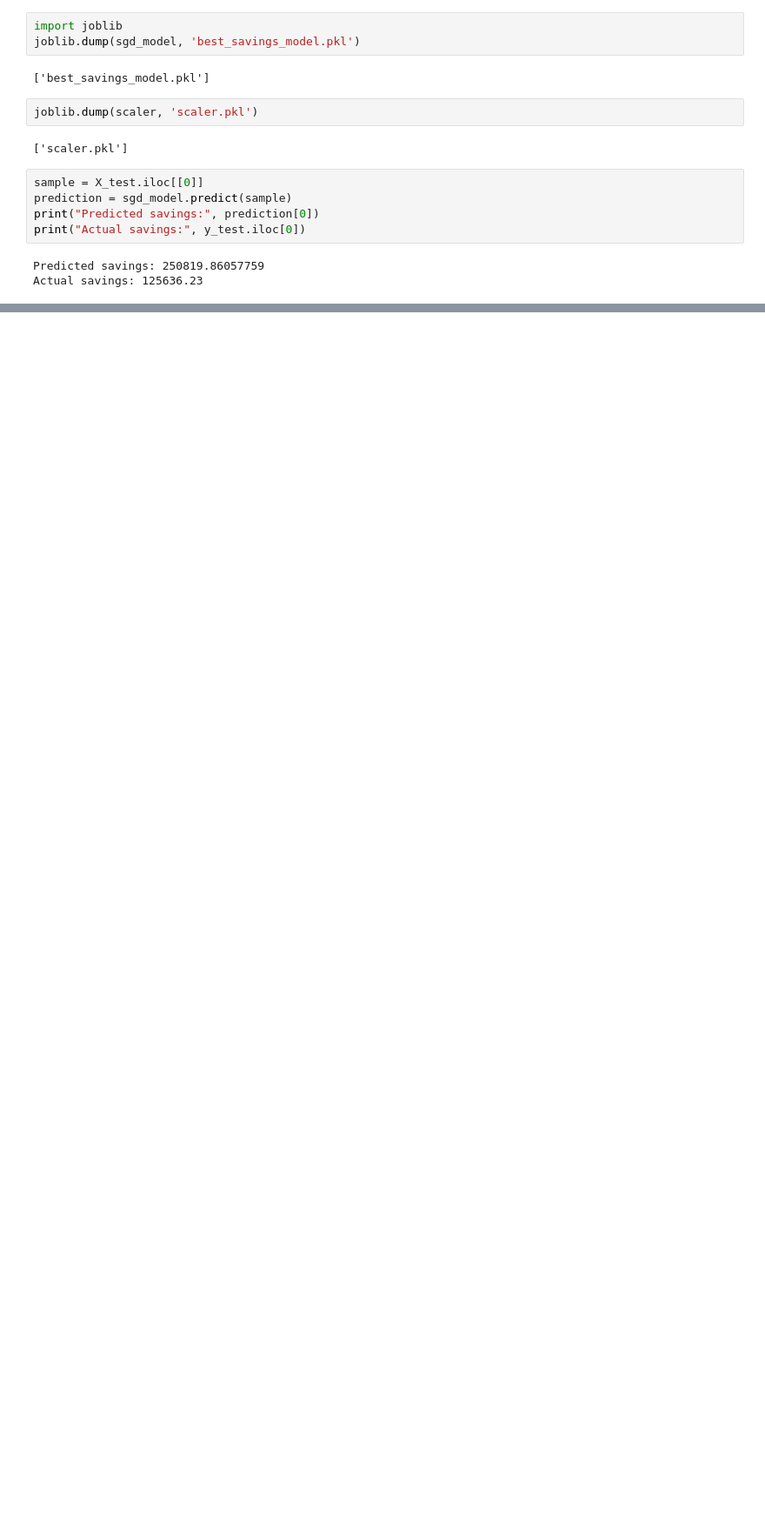
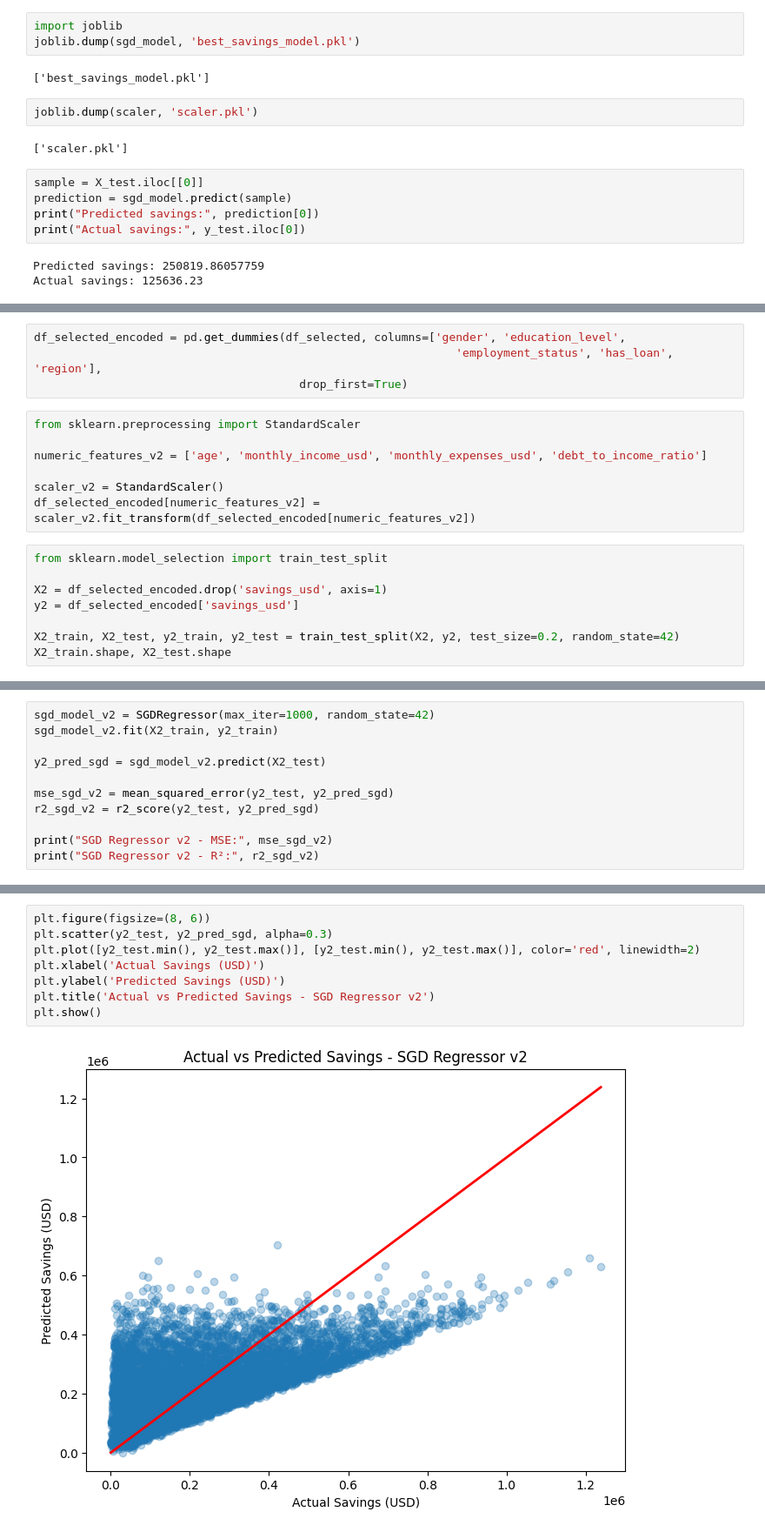
Before and after one commit to Reginah24/linear_regression_model, a Jupyter notebook: summative/linear_regression/multivariate.ipynb, the cells around one changed output, grey strips where cells are left out. Shown at 87% size. Saved outputs shown, nothing was run; the diff lists cells and outputs as text; blank space fills up the shorter version.

```diff
--- a/summative/linear_regression/multivariate.ipynb
+++ b/summative/linear_regression/multivariate.ipynb
@@ -455,0 +462,19 @@ Actual savings: 125636.23
+# %%
+df_selected_encoded = pd.get_dummies(df_selected, columns=['gender', 'education_level',
+                                                              'employment_status', 'has_loan', 'region'],
+                                       drop_first=True)
+# %%
+from sklearn.preprocessing import StandardScaler
+
+numeric_features_v2 = ['age', 'monthly_income_usd', 'monthly_expenses_usd', 'debt_to_income_ratio']
+
+scaler_v2 = StandardScaler()
+df_selected_encoded[numeric_features_v2] = scaler_v2.fit_transform(df_selected_encoded[numeric_features_v2])
+# %%
+from sklearn.model_selection import train_test_split
+
+X2 = df_selected_encoded.drop('savings_usd', axis=1)
+y2 = df_selected_encoded['savings_usd']
+
+X2_train, X2_test, y2_train, y2_test = train_test_split(X2, y2, test_size=0.2, random_state=42)
+X2_train.shape, X2_test.shape
@@ -455,0 +483,11 @@ Actual savings: 125636.23
+# %%
+sgd_model_v2 = SGDRegressor(max_iter=1000, random_state=42)
+sgd_model_v2.fit(X2_train, y2_train)
+
+y2_pred_sgd = sgd_model_v2.predict(X2_test)
+
+mse_sgd_v2 = mean_squared_error(y2_test, y2_pred_sgd)
+r2_sgd_v2 = r2_score(y2_test, y2_pred_sgd)
+
+print("SGD Regressor v2 - MSE:", mse_sgd_v2)
+print("SGD Regressor v2 - R²:", r2_sgd_v2)
@@ -455,0 +563,10 @@ Actual savings: 125636.23
+# %%
+plt.figure(figsize=(8, 6))
+plt.scatter(y2_test, y2_pred_sgd, alpha=0.3)
+plt.plot([y2_test.min(), y2_test.max()], [y2_test.min(), y2_test.max()], color='red', linewidth=2)
+plt.xlabel('Actual Savings (USD)')
+plt.ylabel('Predicted Savings (USD)')
+plt.title('Actual vs Predicted Savings - SGD Regressor v2')
+plt.show()
+# %% [output]
+[figure, added]
```
Also changed, not shown: parts of 11 cells of this notebook, 4 other files.
